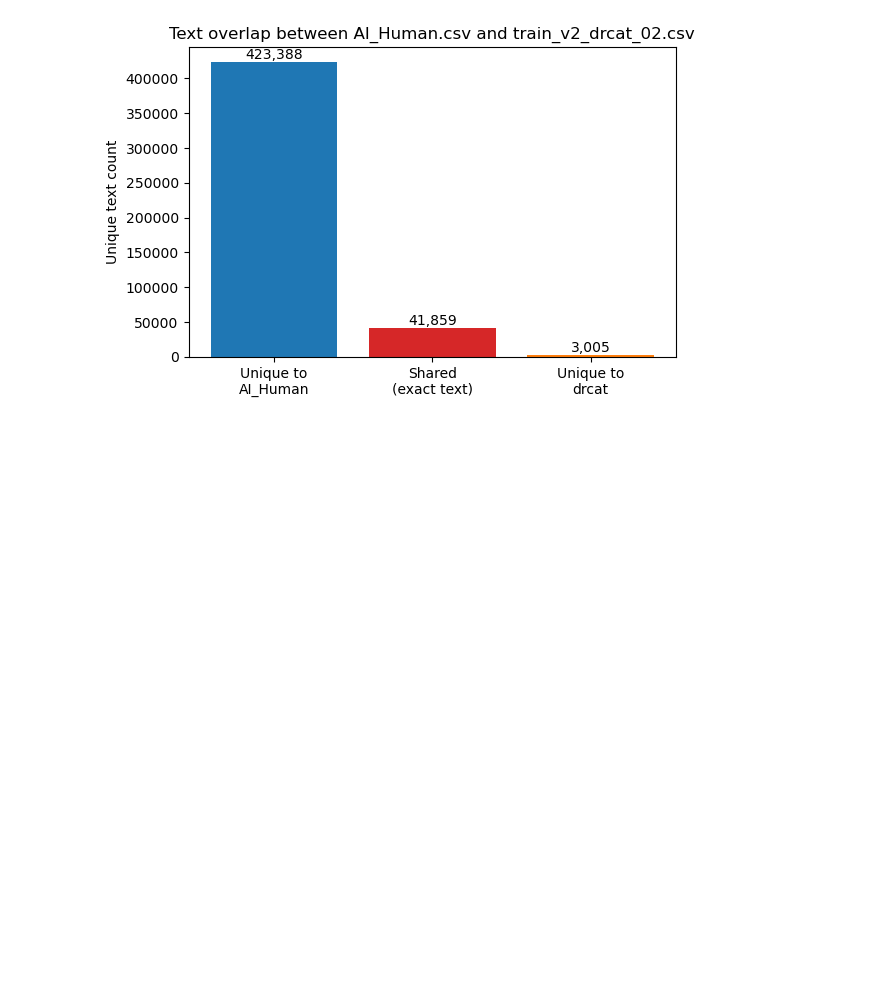
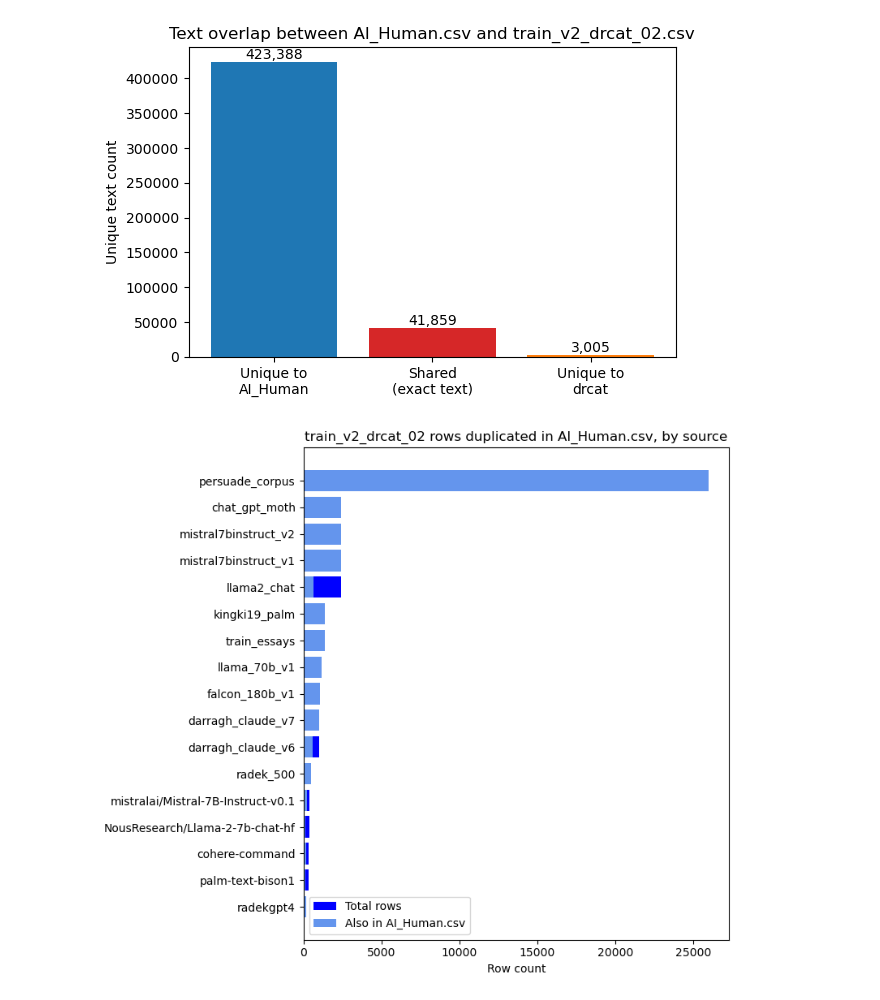
Before and after one commit to 105956658/COS30049-Group2-AI_Governance, a Jupyter notebook: eda.ipynb, the cells around one changed output. Cells and saved outputs as stored; diff of their text form; code cells hidden in the pictures; blank space fills up the shorter version.

Commit message:
Added histogram to find out drcat duplicated rows in ai human

```diff
--- a/eda.ipynb
+++ b/eda.ipynb
@@ -227,3 +227,23 @@ plt.tight_layout()
 plt.show()
 # %% [output]
 [figure]
+# %%
+drcat_dup_mask = df_drcat['text'].str.strip().isin(ai_human_set)
+
+overlap_by_source = (
+    df_drcat.assign(is_dup=drcat_dup_mask)
+    .groupby('source')['is_dup']
+    .agg(overlap='sum', total='count')
+    .sort_values('total')
+)
+
+fig, ax = plt.subplots(figsize=(8, 7))
+ax.barh(overlap_by_source.index, overlap_by_source['total'], color='blue', label='Total rows')
+ax.barh(overlap_by_source.index, overlap_by_source['overlap'], color='cornflowerblue', label='Also in AI_Human.csv')
+ax.set_xlabel('Row count')
+ax.set_title('train_v2_drcat_02 rows duplicated in AI_Human.csv, by source')
+ax.legend()
+plt.tight_layout()
+plt.show()
+# %% [output]
+[figure, added]
```
